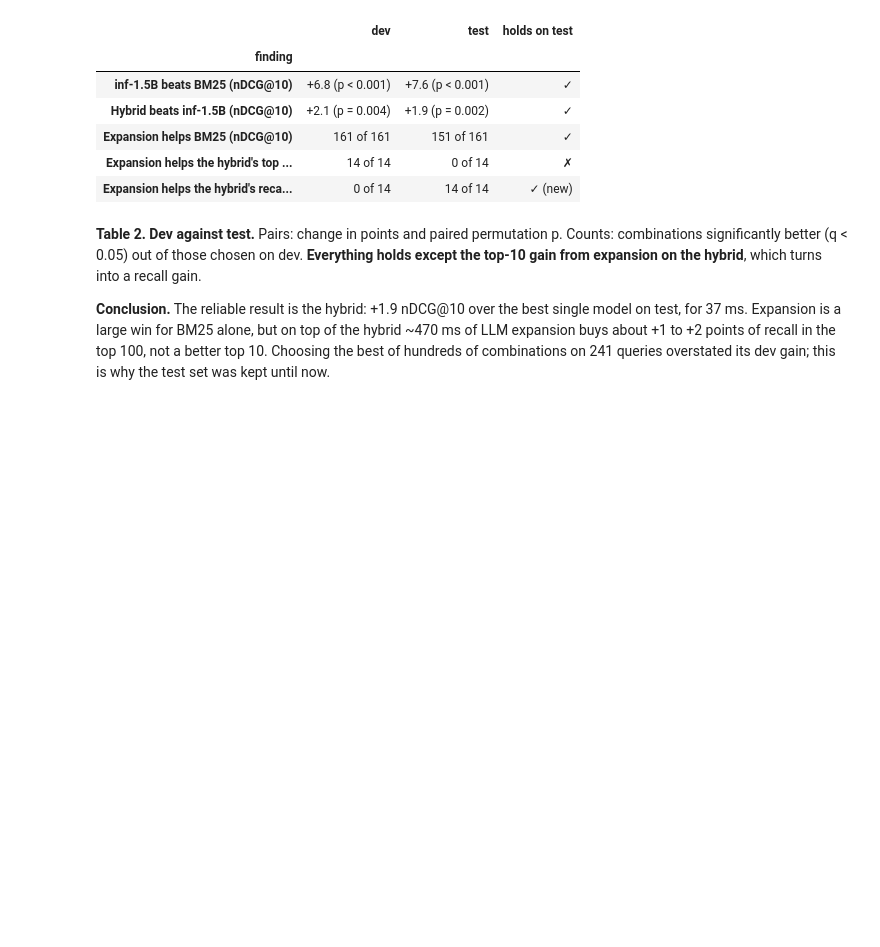
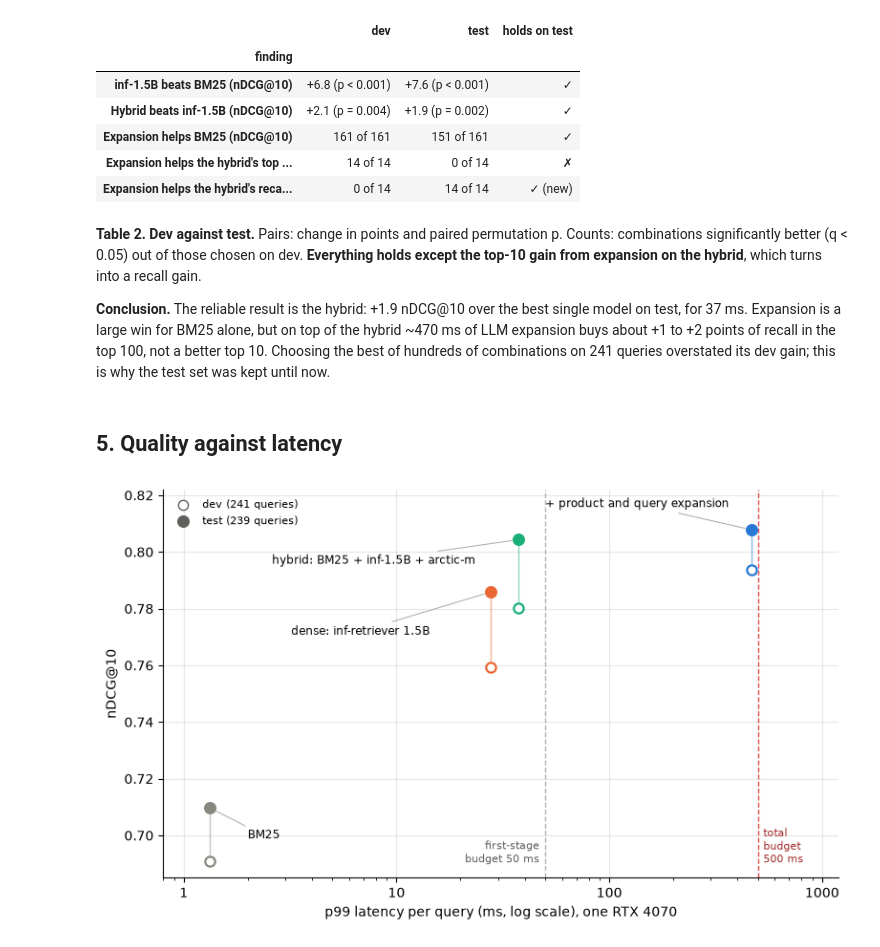
Before and after one commit to OlleOltorp/llm-product-search, a Jupyter notebook: notebooks/08_test.ipynb, the cells around one changed output. Drawn from its saved outputs; the diff is of its cells as text; code cells hidden in the pictures; blank space fills up the shorter version.

Commit message:
docs: add quality-vs-latency figure to test notebook

```diff
--- a/notebooks/08_test.ipynb
+++ b/notebooks/08_test.ipynb
@@ -212,3 +212,82 @@ display(
 **Table 2. Dev against test.** Pairs: change in points and paired permutation p. Counts: combinations significantly better (q < 0.05) out of those chosen on dev. **Everything holds except the top-10 gain from expansion on the hybrid**, which turns into a recall gain.
 
 **Conclusion.** The reliable result is the hybrid: +1.9 nDCG@10 over the best single model on test, for 37 ms. Expansion is a large win for BM25 alone, but on top of the hybrid ~470 ms of LLM expansion buys about +1 to +2 points of recall in the top 100, not a better top 10. Choosing the best of hundreds of combinations on 241 queries overstated its dev gain; this is why the test set was kept until now.
+# %% [markdown]
+## 5. Quality against latency
+# %%
+compose = pd.read_csv(RUNS_DIR / "latency_expansion" / "compose.csv")
+fusion = pd.read_csv(RUNS_DIR / "fusion" / "rrf.csv").set_index("combination")
+BEST = {"mode": "separate", "system": "hybrid", "products": "p1_qwen", "queries": "q2+q3+q4"}
+
+
+def p99(run: str) -> float:
+    return read_json(RUNS_DIR / run / "meta.json")["cost"]["latency"]["p99_ms"]
+
+
+def best_row(table: pd.DataFrame) -> pd.Series:
+    return table[(table[list(BEST)] == pd.Series(BEST)).all(axis=1)].iloc[0]
+
+
+timed = compose[(compose["engine"] == "vllm") & (compose["generator"] == "qwen3_0.6b")]
+stages = [
+    (
+        "BM25",
+        p99("bm25_default"),
+        *(base[s]["BM25"]["nDCG@10"].mean() for s in ("dev", "test")),
+        "#888780",
+    ),
+    (
+        "dense: inf-retriever 1.5B",
+        p99("dense_inf_15b"),
+        *(base[s]["inf-1.5B"]["nDCG@10"].mean() for s in ("dev", "test")),
+        "#eb6834",
+    ),
+    (
+        "hybrid: BM25 + inf-1.5B + arctic-m",
+        fusion.loc["bm25+inf15+arcticm", "p99_ms"],
+        *(base[s]["hybrid"]["nDCG@10"].mean() for s in ("dev", "test")),
+        "#1baf7a",
+    ),
+    (
+        "+ product and query expansion",
+        best_row(timed)["p99_ms"],
+        *(best_row(grids[s])["nDCG@10"] for s in ("dev", "test")),
+        "#2a78d6",
+    ),
+]
+LABEL_AT = [(2.0, 0.700), (3.2, 0.772), (2.6, 0.797), (50, 0.817)]
+fig, ax = plt.subplots(figsize=(8, 4.8))
+ax.axvline(50, color="#b4b2a9", linewidth=1, linestyle="--")
+ax.axvline(500, color="#e24b4a", linewidth=1, linestyle="--")
+ax.text(47, 0.6905, "first-stage\nbudget 50 ms", fontsize=8, color="#5f5e5a", ha="right")
+ax.text(530, 0.6905, "total\nbudget\n500 ms", fontsize=8, color="#a32d2d")
+for (name, ms, dev_score, test_score, colour), at in zip(stages, LABEL_AT, strict=True):
+    ax.plot([ms, ms], [dev_score, test_score], color=colour, linewidth=1, alpha=0.5)
+    ax.scatter(ms, dev_score, s=55, color="white", edgecolor=colour, linewidth=1.6, zorder=3)
+    ax.scatter(ms, test_score, s=70, color=colour, zorder=3)
+    ax.annotate(
+        name,
+        (ms, test_score),
+        xytext=at,
+        fontsize=8.5,
+        va="center",
+        arrowprops={"arrowstyle": "-", "color": "#b4b2a9", "lw": 0.8, "shrinkA": 2, "shrinkB": 5},
+    )
+ax.scatter([], [], s=55, color="white", edgecolor="#5f5e5a", label="dev (241 queries)")
+ax.scatter([], [], s=70, color="#5f5e5a", label="test (239 queries)")
+ax.legend(loc="upper left", fontsize=8, frameon=False)
+ax.set_xscale("log")
+ax.set(
+    xlim=(0.8, 1200),
+    ylim=(0.685, 0.822),
+    xlabel="p99 latency per query (ms, log scale), one RTX 4070",
+    ylabel="nDCG@10",
+)
+ax.xaxis.set_major_formatter(plt.FuncFormatter(lambda v, _: f"{v:g}"))
+for side in ("top", "right"):
+    ax.spines[side].set_visible(False)
+ax.grid(alpha=0.3)
+plt.tight_layout()
+plt.show()
+# %% [output]
+[figure, added]
```
Also changed, not shown: parts of 2 cells of this notebook, 3 other files.
